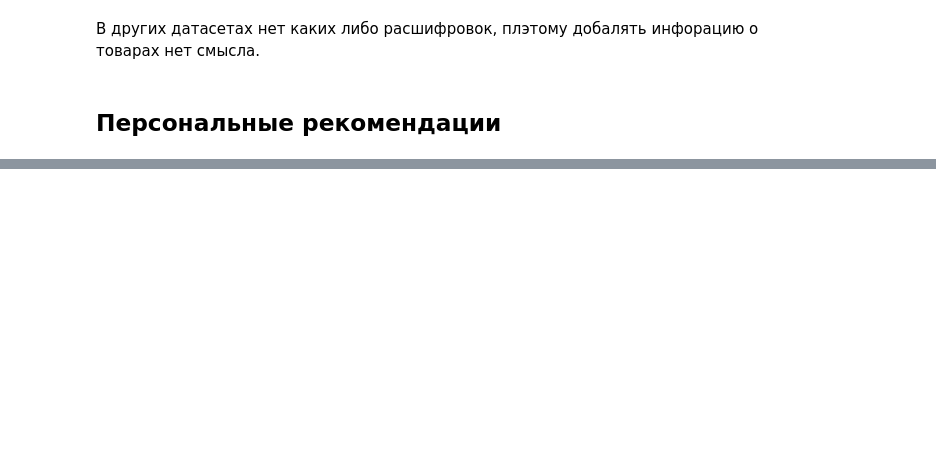
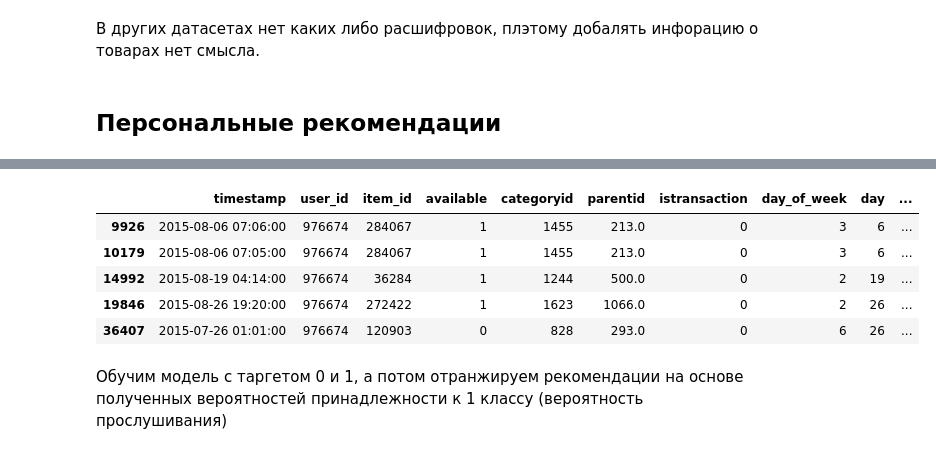
Before and after one commit to RumKam/mle-pr-final, a Jupyter notebook: notebooks/main_research.ipynb, the cells around one changed output, grey strips where cells are left out. Drawn from its saved outputs; the diff is of its cells as text; code cells hidden in the pictures; blank space fills up the shorter version.

```diff
--- a/notebooks/main_research.ipynb
+++ b/notebooks/main_research.ipynb
@@ -961,0 +1142,3 @@ top_k_pop_items.to_csv('../recommendation/top_popular.csv', index=False)
+# %%
+events_inference = pd.concat([events_train, events_labels])
+events_inference.info()
@@ -961,0 +1163,3 @@ top_k_pop_items.to_csv('../recommendation/top_popular.csv', index=False)
+# %%
+# Оставляем только тех пользователей, что есть в тестовой выборке
+candidates_to_rank = events_inference[events_inference.user_id.isin(events_test_2.user_id.drop_duplicates())]
@@ -961,0 +1174,14 @@ top_k_pop_items.to_csv('../recommendation/top_popular.csv', index=False)
+# %%
+# Получим новые признаки
+user_features_for_ranking = get_user_features(events_inference[events_inference['target']==0])
+candidates_to_rank = candidates_to_rank.merge(user_features_for_ranking, on="user_id", how="left").fillna(0)
+# %%
+# Проверим результат
+candidates_to_rank[candidates_to_rank['user_id']==976674].head()
+# %% [output]
+|  | timestamp | user_id | item_id | available | categoryid | parentid | istransaction | day_of_week | day | ... |
+| 9926 | 2015-08-06 07:06:00 | 976674 | 284067 | 1 | 1455 | 213.0 | 0 | 3 | 6 | ... |
+| 10179 | 2015-08-06 07:05:00 | 976674 | 284067 | 1 | 1455 | 213.0 | 0 | 3 | 6 | ... |
+| 14992 | 2015-08-19 04:14:00 | 976674 | 36284 | 1 | 1244 | 500.0 | 0 | 2 | 19 | ... |
+| 19846 | 2015-08-26 19:20:00 | 976674 | 272422 | 1 | 1623 | 1066.0 | 0 | 2 | 26 | ... |
+| 36407 | 2015-07-26 01:01:00 | 976674 | 120903 | 0 | 828 | 293.0 | 0 | 6 | 26 | ... |
@@ -961,0 +1191,2 @@ top_k_pop_items.to_csv('../recommendation/top_popular.csv', index=False)
+# %% [markdown]
+Обучим модель с таргетом 0 и 1, а потом отранжируем рекомендации на основе полученных вероятностей принадлежности к 1 классу (вероятность прослушивания)
```
Also changed, not shown: parts of 61 cells of this notebook, 11 other files.
